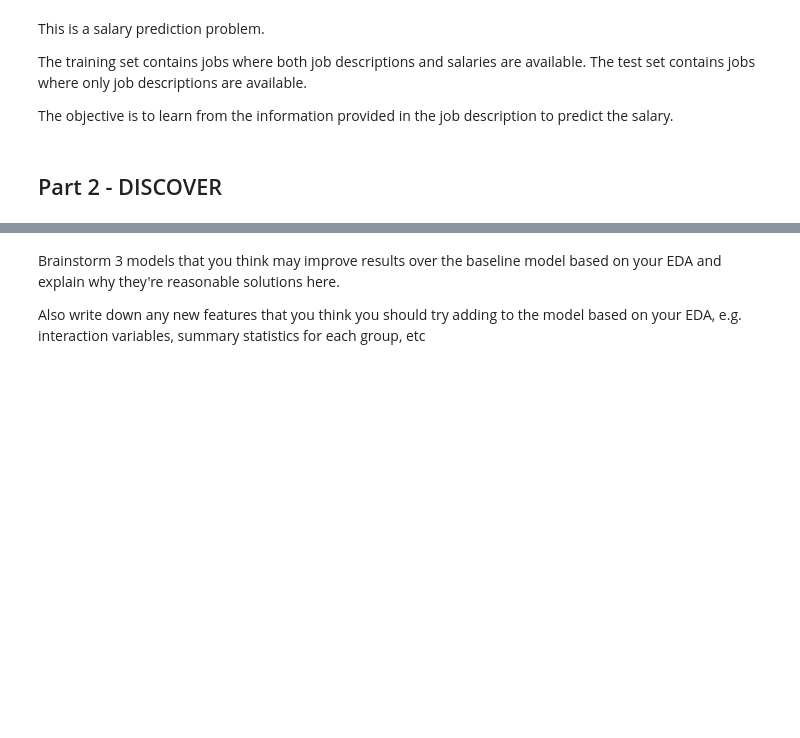
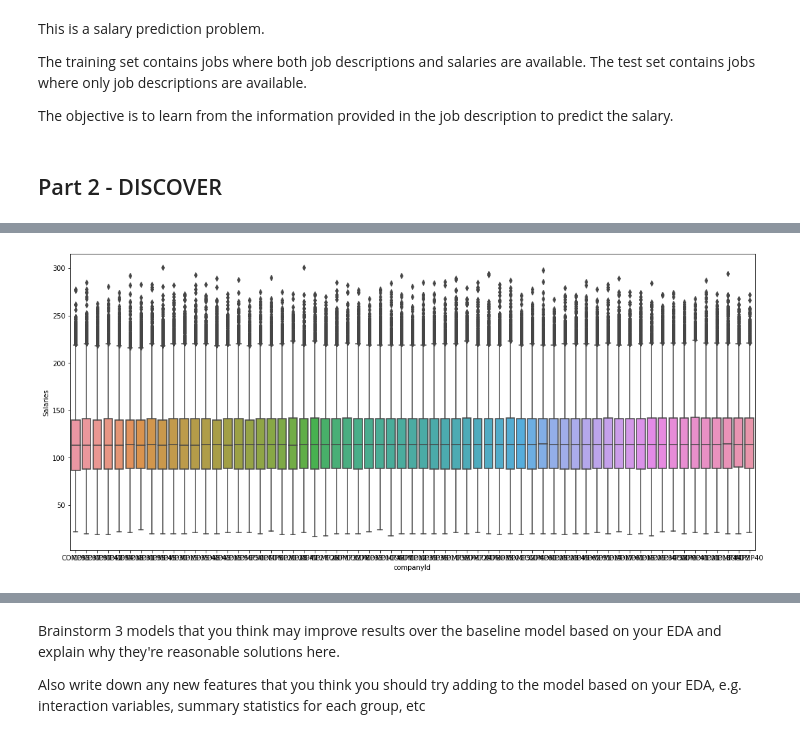
Before and after one commit to HieuNguyen258/Are-we-overpaying-our-employees-, a Jupyter notebook: Salary Prediction Project.ipynb, the cells around one changed output, grey strips where cells are left out. Saved outputs shown, nothing was run; the diff lists cells and outputs as text; code cells hidden in the pictures; blank space fills up the shorter version.

```diff
--- a/Salary Prediction Project.ipynb
+++ b/Salary Prediction Project.ipynb
@@ -54,0 +313,4 @@ __email__ = "hieu.t.nguyen.aug25@gmail.com"
+# %%
+visualize_features(train, 'companyId')
+# %% [output]
+[figure, added]
```
Also changed, not shown: parts of 74 cells of this notebook.
